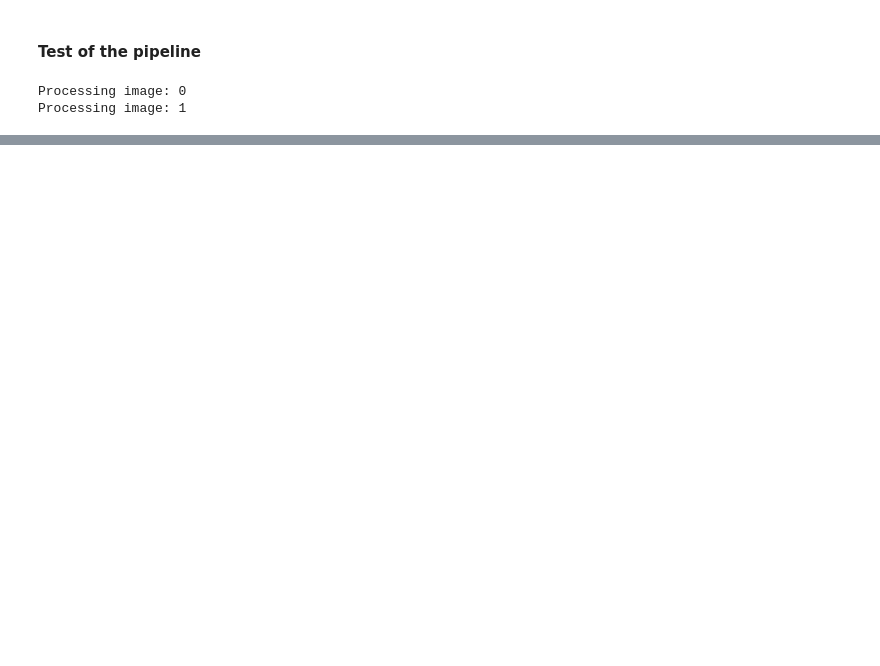
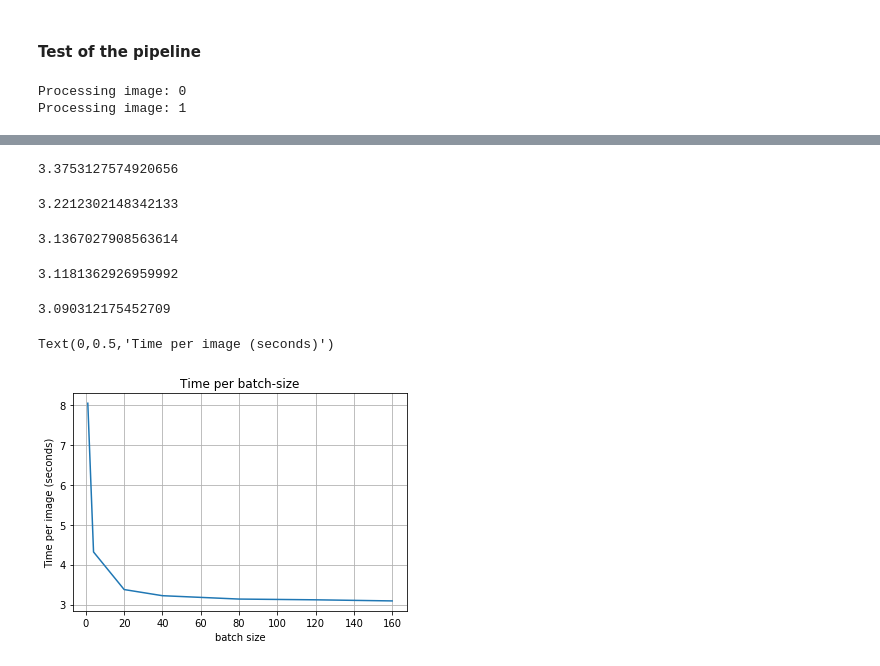
Before and after one commit to Manish-rai21bit/camera-trap-detection, a Jupyter notebook: snapshot-safari/Subject_set_pipeline_test.ipynb, the cells around one changed output, grey strips where cells are left out. Cells and saved outputs as stored; diff of their text form; code cells hidden in the pictures; blank space fills up the shorter version.

```diff
--- a/snapshot-safari/Subject_set_pipeline_test.ipynb
+++ b/snapshot-safari/Subject_set_pipeline_test.ipynb
@@ -281,0 +444,36 @@ run_inference_graph_images(PATH_TO_FROZEN_GRAPH, PATH_TO_LABELS, \
+# %%
+67.50625514984131/20
+# %% [output]
+3.3753127574920656
+# %%
+128.84920859336853/40
+# %% [output]
+3.2212302148342133
+# %%
+250.9362232685089/80
+# %% [output]
+3.1367027908563614
+# %%
+374.1763551235199/120
+# %% [output]
+3.1181362926959992
+# %%
+494.4499480724335/160
+# %% [output]
+3.090312175452709
+# %%
+plt.plot([1, 4, 20, 40, 80, 120, 160], \
+         [8.049812316894531, \
+          4.318637907505035, \
+          3.3753127574920656, \
+          3.2212302148342133, \
+          3.1367027908563614, \
+          3.1181362926959992, \
+          3.090312175452709], '-')
+plt.grid()
+plt.title('Time per batch-size')
+plt.xlabel('batch size')
+plt.ylabel('Time per image (seconds)')
+# %% [output]
+Text(0,0.5,'Time per image (seconds)')
+[figure, added]
```
Also changed, not shown: parts of 21 cells of this notebook, 3 other files.
